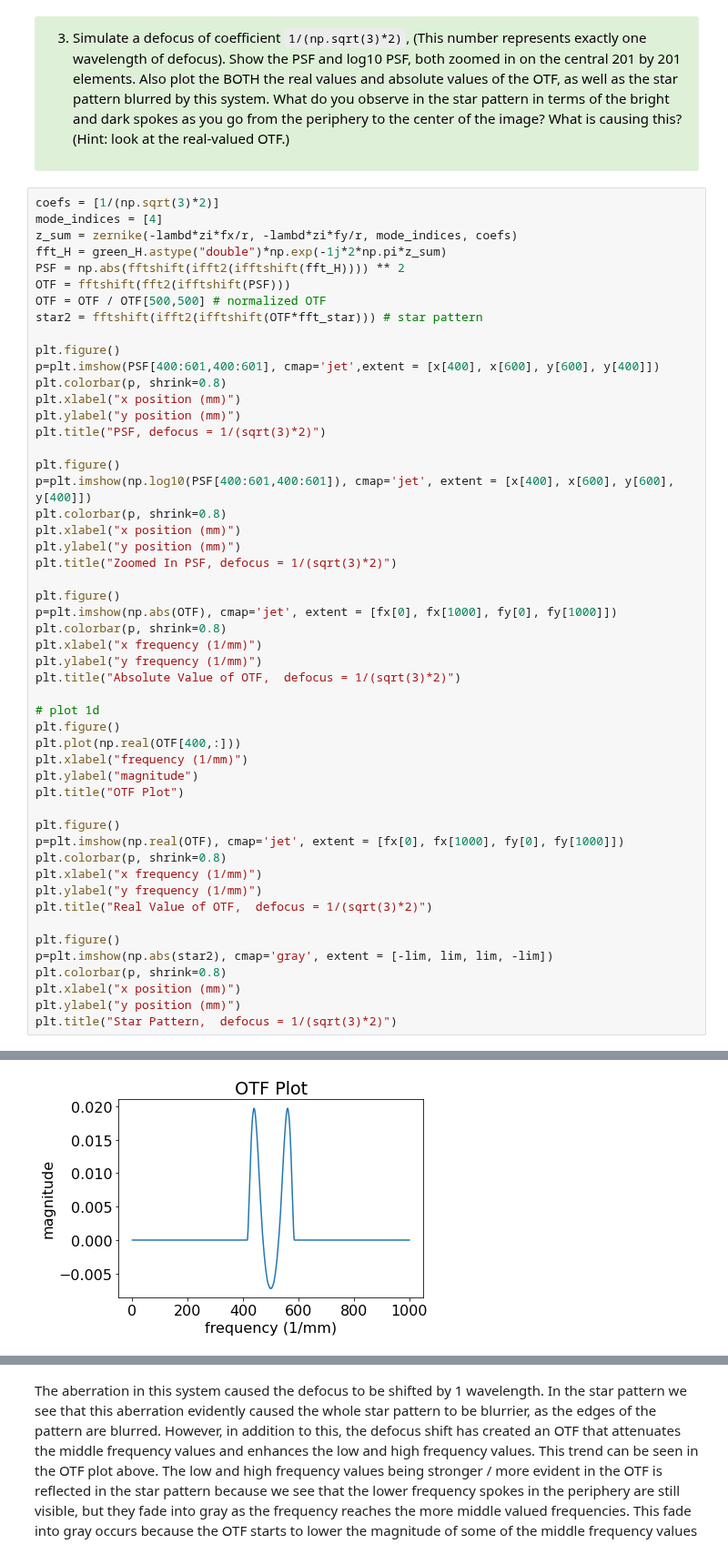
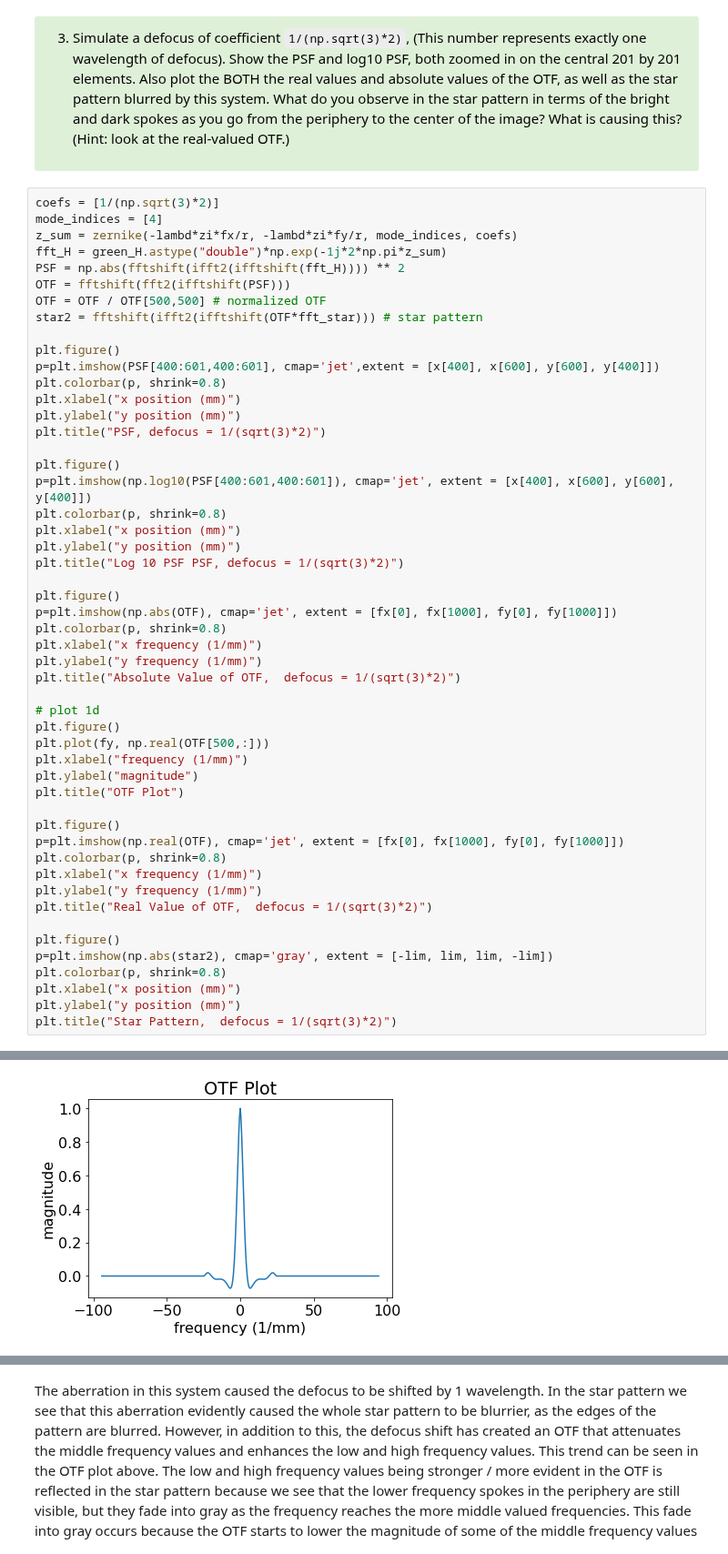
Before and after one commit to dishamishra/Labs_Imager, a Jupyter notebook: Lab4 Part1 (Clean).ipynb, the cells around one changed output, grey strips where cells are left out. Shown at 91% size. Cells and saved outputs as stored; diff of their text form.

```diff
--- a/Lab4 Part1 (Clean).ipynb
+++ b/Lab4 Part1 (Clean).ipynb
@@ -403,7 +403,7 @@ p=plt.imshow(np.log10(PSF[400:601,400:601]), cmap='jet', extent = [x[400], x[600
 plt.colorbar(p, shrink=0.8)
 plt.xlabel("x position (mm)")
 plt.ylabel("y position (mm)")
-plt.title("Zoomed In PSF, defocus = 1/(sqrt(3)*2)")
+plt.title("Log 10 PSF PSF, defocus = 1/(sqrt(3)*2)")
 
 plt.figure()
 p=plt.imshow(np.abs(OTF), cmap='jet', extent = [fx[0], fx[1000], fy[0], fy[1000]])
@@ -414,7 +414,7 @@ plt.title("Absolute Value of OTF,  defocus = 1/(sqrt(3)*2)")
 
 # plot 1d
 plt.figure()
-plt.plot(np.real(OTF[400,:]))
+plt.plot(fy, np.real(OTF[500,:]))
 plt.xlabel("frequency (1/mm)")
 plt.ylabel("magnitude")
 plt.title("OTF Plot")
@@ -439,5 +439,5 @@ Text(0.5, 1.0, 'Star Pattern,  defocus = 1/(sqrt(3)*2)')
 [figure]
-[figure, old version]
+[figure, new version]
 [figure]
 [figure]
 # %% [markdown]
```
Also changed, not shown: parts of 3 cells of this notebook, 1 other file.
